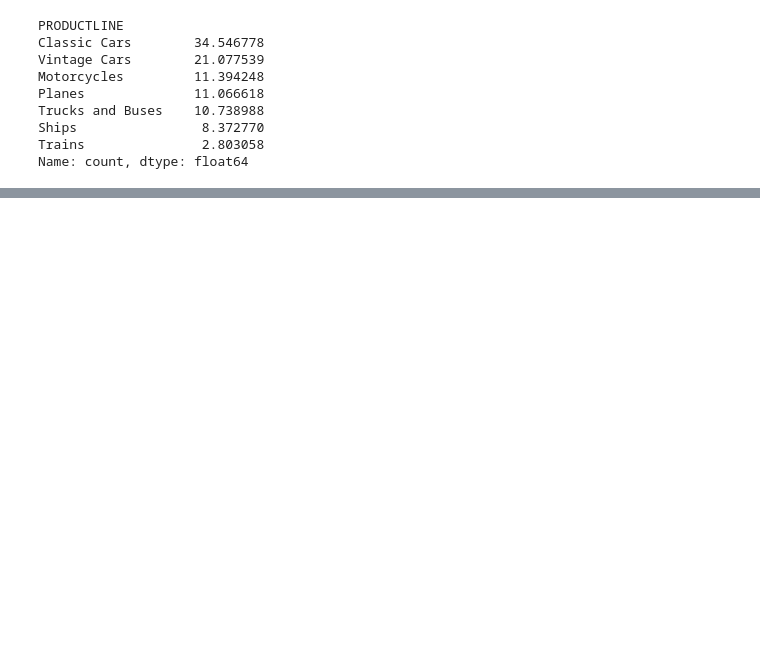
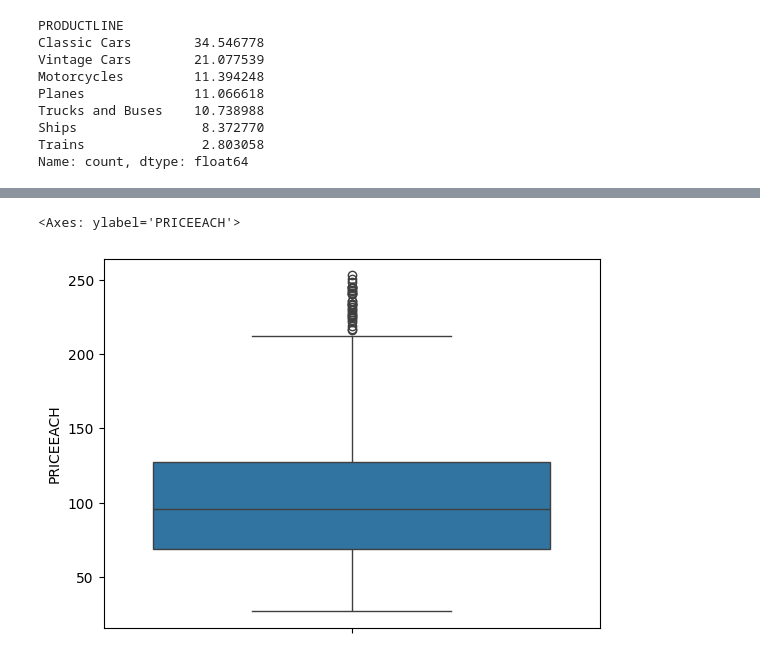
Before and after one commit to thiagoguimaraes96-vwco/teste, a Jupyter notebook: EDA/Roteiro01.ipynb, the cells around one changed output, grey strips where cells are left out. Cells and saved outputs as stored; diff of their text form; code cells hidden in the pictures; blank space fills up the shorter version.

```diff
--- a/EDA/Roteiro01.ipynb
+++ b/EDA/Roteiro01.ipynb
@@ -136,0 +152,5 @@ TypeError: Argument 'x' is a pandas MultiIndex. pandas MultiIndex is not support
+# %%
+sns.boxplot(df['PRICEEACH'])
+# %% [output]
+<Axes: ylabel='PRICEEACH'>
+[figure, added]
```
Also changed, not shown: parts of 9 cells of this notebook.
